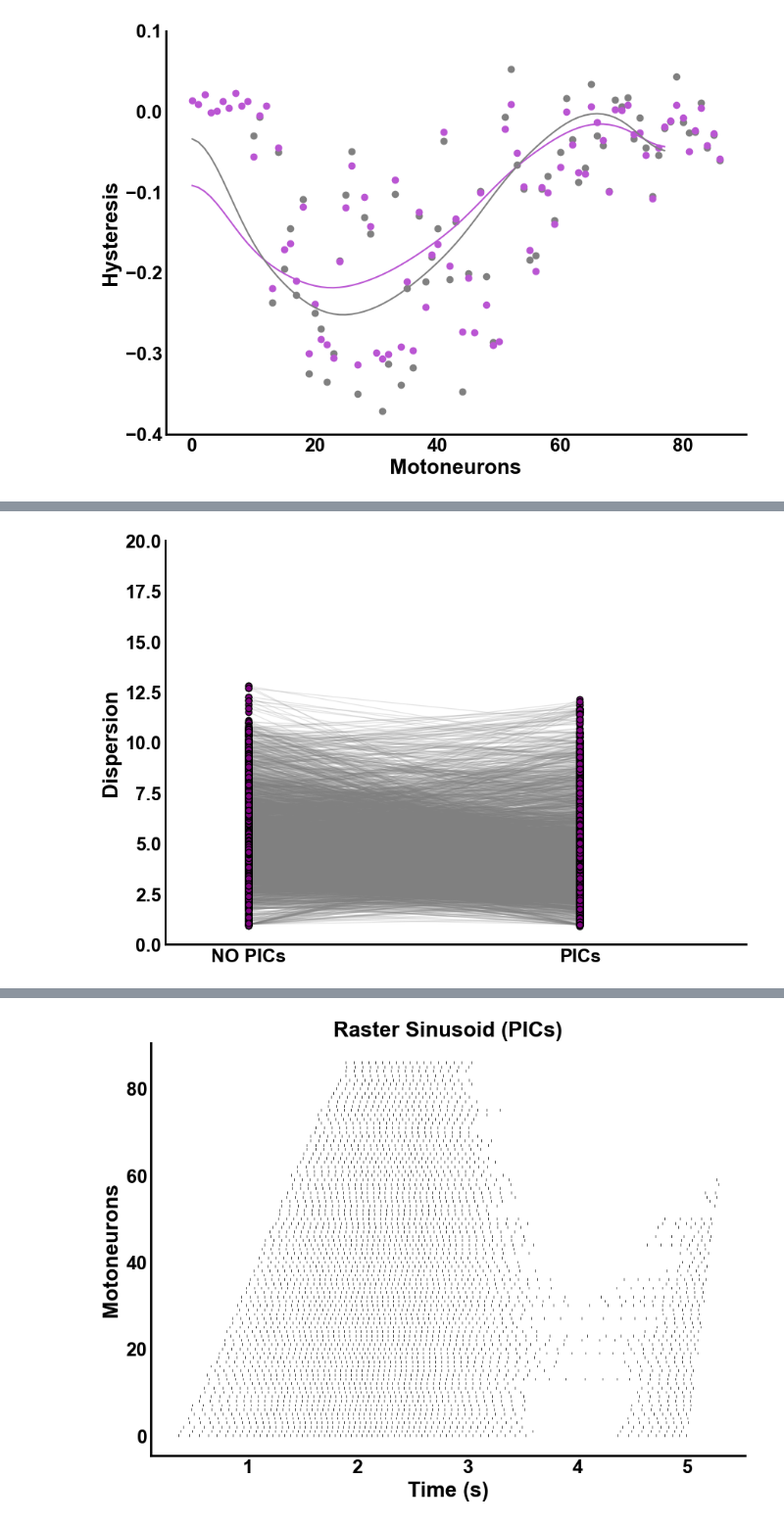
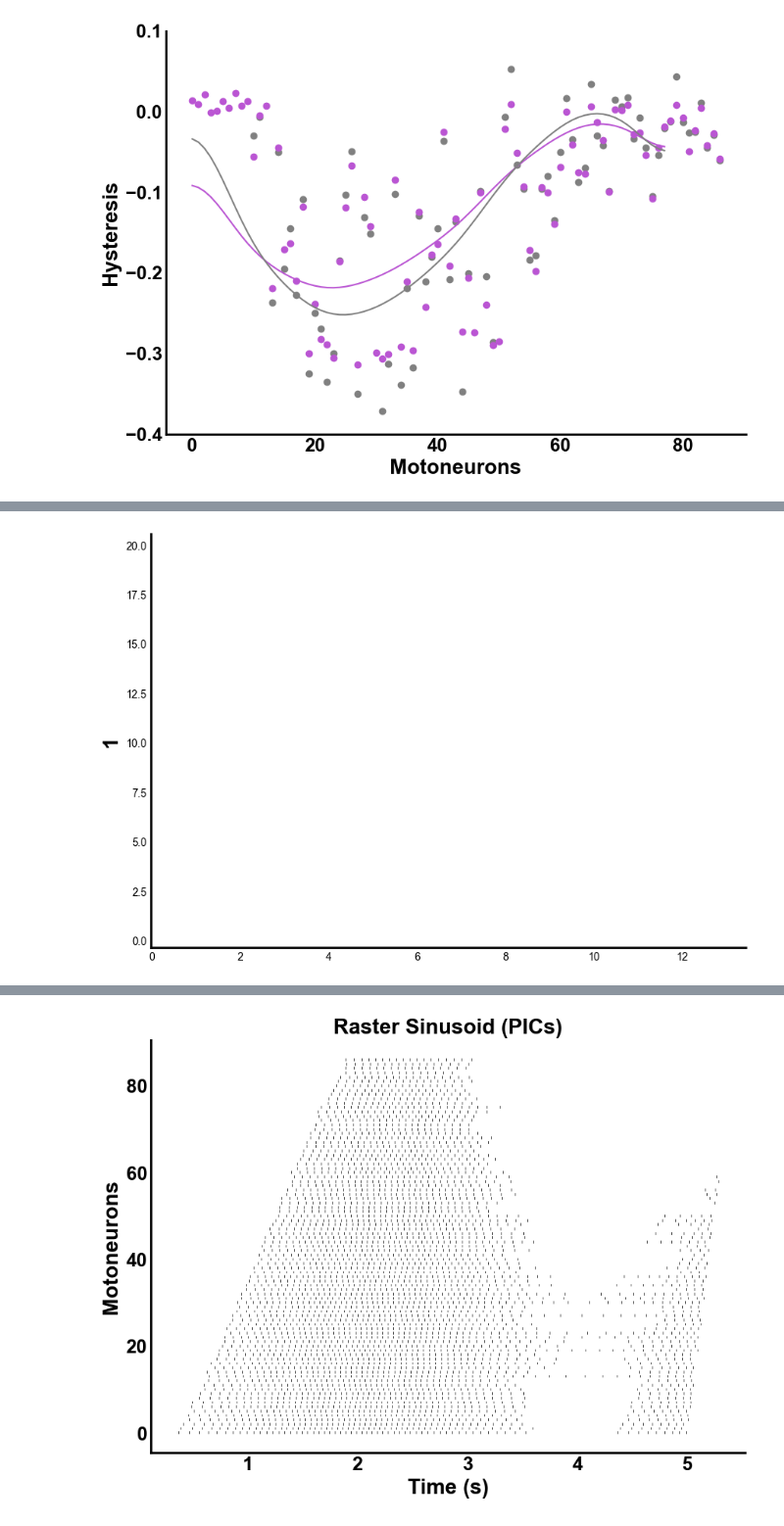
Before and after one commit to natmtc/flexible-motoneuron-control, a Jupyter notebook: Figures.ipynb, the cells around one changed output, grey strips where cells are left out. Shown at 98% size. Saved outputs shown, nothing was run; the diff lists cells and outputs as text; code cells hidden in the pictures.

```diff
--- a/Figures.ipynb
+++ b/Figures.ipynb
@@ -407,7 +675,7 @@ cmap = cm.get_cmap('cool', new.shape[1])  # Using binary colormap
 
 # First subplot: New Trajectory with gradient from binary colormap
 for i in range(new.shape[1] - 1):
-    axs[0, 0].plot(new[0, i:i+2], new[1, i:i+2], color=cmap(i / new.shape[1]), linewidth=3)
+    axs[0, 0].plot(new[0, i:i+2], new[1, i:i+2], color=cmap(i / new.shape[1]), linewidth=4)
 
 axs[0, 0].set_xlabel("Firing Rate (Hz)", fontsize=20, fontweight='bold')
 axs[0, 0].set_ylabel("Firing Rate (Hz)", fontsize=20, fontweight='bold')
@@ -417,8 +685,8 @@ axs[0, 0].grid(False)
 axs[0, 0].set_xlim(left=-1)
 
 # Second subplot: Excitation and Inhibition
-axs[0, 1].plot(exc1, label='Excitation', color='royalblue', linewidth=3)
-axs[0, 1].plot(inh, label='Inhibition', color='orange', linewidth=3)
+axs[0, 1].plot(exc1, label='Excitation', color='royalblue', linewidth=4)
+axs[0, 1].plot(inh, label='Inhibition', color='orange', linewidth=4)
 axs[0, 1].set_xlabel("Time (s)", fontsize=20, fontweight='bold')
 axs[0, 1].set_ylabel("Amplitude (a.u.)", fontsize=20, fontweight='bold')
 axs[0, 1].legend(fontsize=15)
@@ -438,12 +706,12 @@ axs[1, 0].set_xticklabels([f'{int(x/20000)}' for x in axs[1, 0].get_xticks()], f
 axs[1, 0].grid(False)
 axs[1, 0].set_xlim(-20000, 700000)
 
-# Fourth subplot: Force and Force Derivative (zoomed)
-axs[1, 1].plot(force[300000:450000], force_derivative[300000:450000], color='gray', linewidth=1)
-axs[1, 1].set_xlabel("Force", fontsize=20, fontweight='bold')
-axs[1, 1].set_ylabel("Force Derivative", fontsize=20, fontweight='bold')
-axs[1, 1].tick_params(axis='both', which='major', labelsize=18, width=2, labelcolor='black')
-axs[1, 1].grid(False)
+# # Fourth subplot: Force and Force Derivative (zoomed)
+# axs[1, 1].plot(force[300000:450000], force_derivative[300000:450000], color='gray', linewidth=1)
+# axs[1, 1].set_xlabel("Force", fontsize=20, fontweight='bold')
+# axs[1, 1].set_ylabel("Force Derivative", fontsize=20, fontweight='bold')
+# axs[1, 1].tick_params(axis='both', which='major', labelsize=18, width=2, labelcolor='black')
+# axs[1, 1].grid(False)
 
 # Make axis spines thicker and set tick labels bold for all subplots
 for ax in axs.flat:
@@ -459,7 +727,7 @@ for ax in axs.flat:
 # Adjust layout and appearance
 plt.tight_layout()
 sns.despine()
-plt.savefig('/Users/nmt121/Desktop/figures/Controller_changingINH_PICstart_2loop_1314.png', dpi=300, bbox_inches='tight')
+plt.savefig('/Users/nmt121/Desktop/figures/trial4245.png', dpi=300, bbox_inches='tight')
 
 # Show plot
 plt.show()
@@ -528,51 +869,57 @@ import matplotlib.pyplot as plt
 import seaborn as sns
 
 # Load the data
-file_path = "Data_MN_Model/Data_final/Flexibility_metrics_matlab/dispersion_chirp_NOPIC.mat"
+file_path = "Data_MN_Model/Data_final/Flexibility_metrics_matlab/dispersion_sinusoid_NOPIC.mat"
 mat_data = scipy.io.loadmat(file_path)
 dispersion_NOPIC = mat_data['dispersion'][0,:]
 
-file_path = "Data_MN_Model/Data_final/Flexibility_metrics_matlab/dispersion_chirp_PIC.mat"
+file_path = "Data_MN_Model/Data_final/Flexibility_metrics_matlab/dispersion_sinusoid_PIC.mat"
 mat_data = scipy.io.loadmat(file_path)
 dispersion_PIC = mat_data['dispersion'][0,:]
+
+file_path = "Data_MN_Model/Data_final/Flexibility_metrics_matlab/vthca_sinusoid_PIC_trial2.mat"
+mat_data = scipy.io.loadmat(file_path)
+biophysical_properties = mat_data['different_biophysical_properties'][0,:]
+
+norm = plt.Normalize(vmin=np.min(np.abs(biophysical_properties)), vmax=np.max(np.abs(biophysical_properties)))
 
 # Set plot settings
 plt.rcParams['font.family'] = 'Arial'
 
 fig, ax = plt.subplots(figsize=(10, 7))
+cmap = plt.cm.cool
 
 # Draw transparent lines between the corresponding points in PIC and NOPIC first
 for i in range(len(dispersion_PIC)):
-    plt.plot([2, 6], [dispersion_NOPIC[i], dispersion_PIC[i]], 'gray', linewidth=1, alpha=0.2)  # Line with transparency
+    color = cmap(norm(abs(biophysical_properties[i])))  # Map the biophysical property to a color
+    plt.scatter(dispersion_NOPIC[i], dispersion_PIC[i], color=color, linewidth=1.5, alpha=0.1)  # Line with gradient color
 
-# Now plot the scatter plot for PIC and NOPIC after drawing the lines
-plt.scatter(np.ones(len(dispersion_NOPIC))*2, dispersion_NOPIC, c='purple', edgecolors='black', zorder=3, label='PIC')
-plt.scatter(np.ones(len(dispersion_NOPIC))*6, dispersion_PIC, c='purple', edgecolors='black', zorder=3, label='NOPIC')
+
 
 # Set axis labels
-ax.set_ylabel("Dispersion", fontsize=20, fontweight='bold')
+ax.set_ylabel("1", fontsize=20, fontweight='bold')
 
 # Customize x-ticks to show "NOPIC" and "PIC"
-plt.xticks([2, 6], ['NO PICs', 'PICs'], fontsize=18, fontweight='bold')  # Customize x-tick labels
-plt.yticks(fontsize=18, fontweight='bold')
-plt.ylim([0, 20])
-plt.xlim([1, 8])
+# plt.xticks([2, 6], ['NO PICs', 'PICs'], fontsize=18, fontweight='bold')  # Customize x-tick labels
+# plt.yticks(fontsize=18, fontweight='bold')
+# plt.ylim([0, 20])
+# plt.xlim([1, 8])
 
 # Hide grid lines
 ax.grid(False)
 
 # Remove all spines except bottom and left
 sns.despine()
 ax.tick_params(axis='both', which='both', length=0)
 
 # Customize axis line thickness
 ax.spines['bottom'].set_linewidth(2)  # Make bottom axis thicker
 ax.spines['left'].set_linewidth(2)
 
-plt.savefig('/Users/nmt121/Desktop/figures/dispersion_chirp.png', dpi=300, bbox_inches='tight')
+# plt.savefig('/Users/nmt121/Desktop/figures/dispersion_sin.png', dpi=300, bbox_inches='tight')
 
 
 # Display the plot
 plt.show()
 # %% [output]
-[figure, old version]
+[figure, new version]
```
Also changed, not shown: parts of 17 cells of this notebook, 7 other files.
